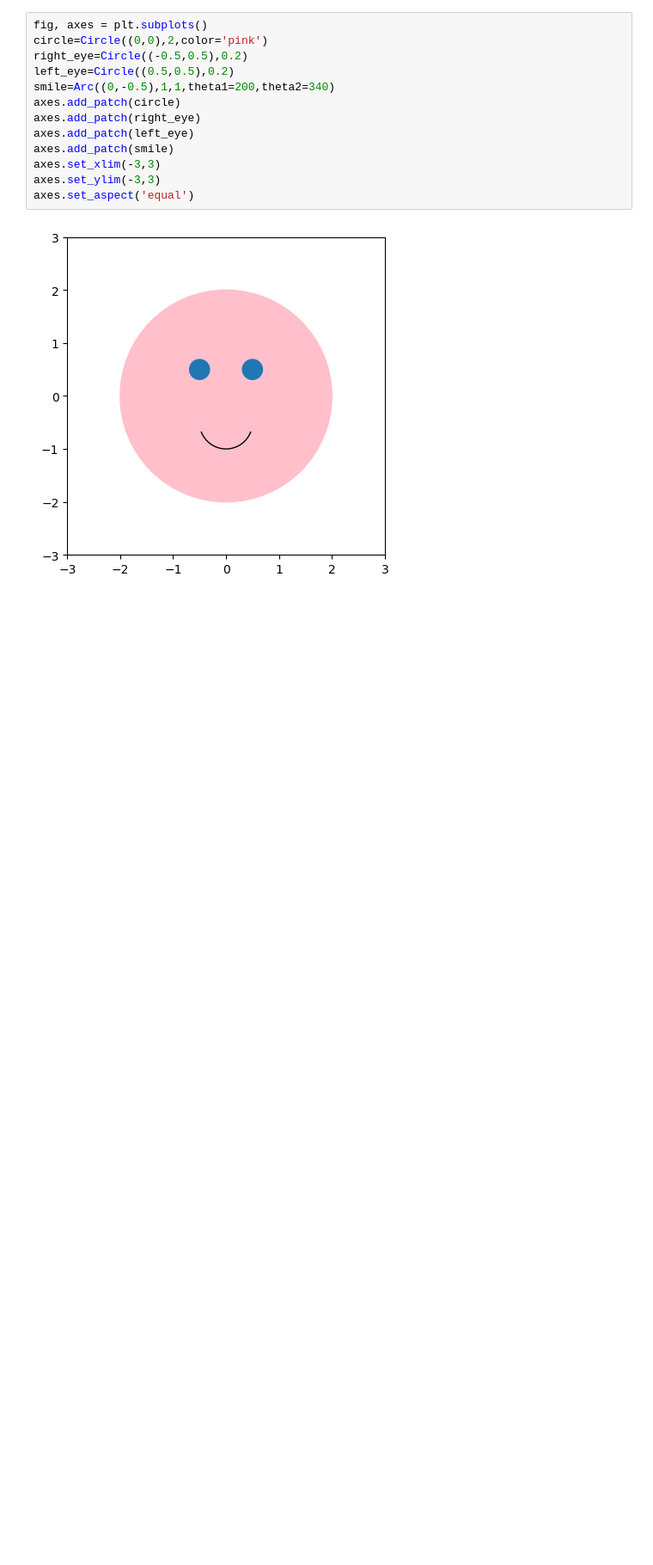
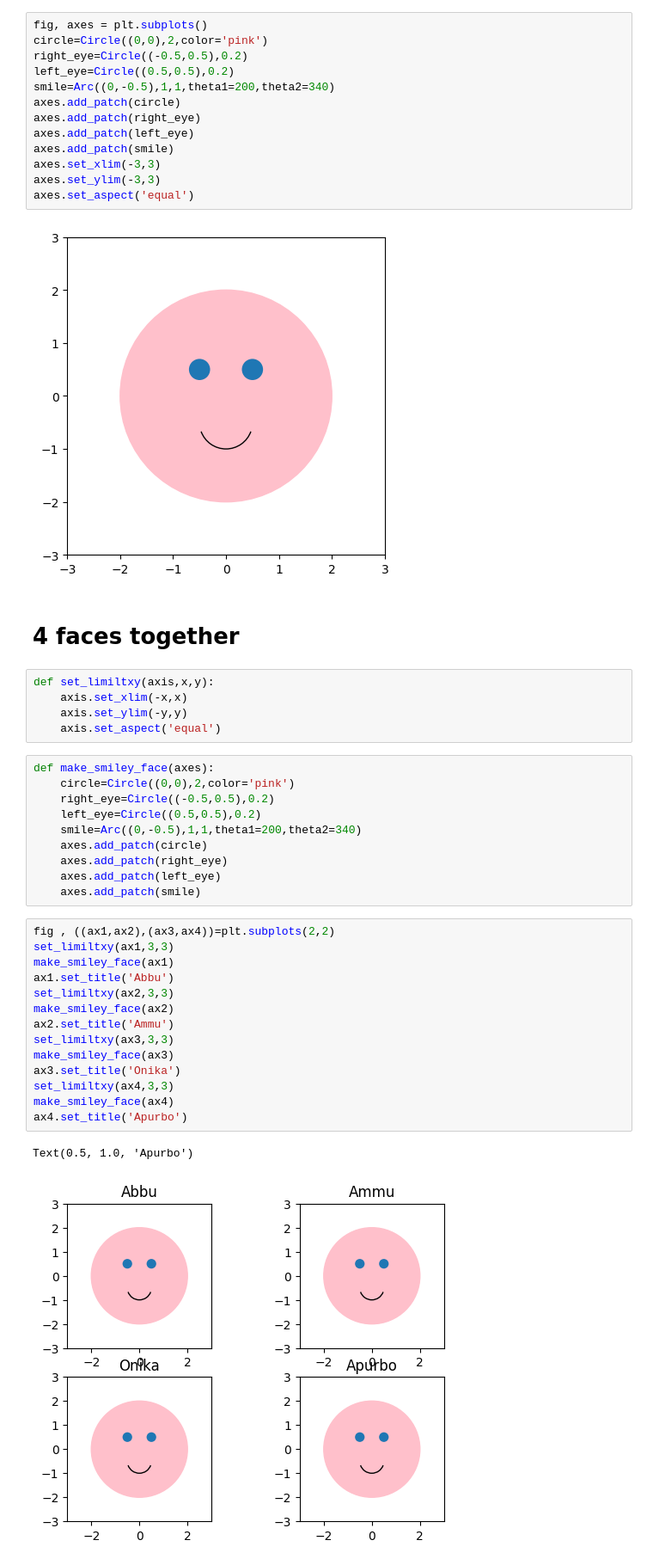
Before and after one commit to BushraOnika/Python-practise, a Jupyter notebook: pizza_slice.ipynb, the cells around one changed output. Shown at 86% size. Saved outputs shown, nothing was run; the diff lists cells and outputs as text; blank space fills up the shorter version.

```diff
--- a/pizza_slice.ipynb
+++ b/pizza_slice.ipynb
@@ -64,3 +64,37 @@ axes.set_ylim(-3,3)
 axes.set_aspect('equal')
 # %% [output]
 [figure]
+# %% [markdown]
+# 4 faces together
+# %%
+def set_limiltxy(axis,x,y):
+    axis.set_xlim(-x,x)
+    axis.set_ylim(-y,y)
+    axis.set_aspect('equal')
+# %%
+def make_smiley_face(axes):
+    circle=Circle((0,0),2,color='pink')
+    right_eye=Circle((-0.5,0.5),0.2)
+    left_eye=Circle((0.5,0.5),0.2)
+    smile=Arc((0,-0.5),1,1,theta1=200,theta2=340)
+    axes.add_patch(circle)
+    axes.add_patch(right_eye)
+    axes.add_patch(left_eye)
+    axes.add_patch(smile)
+# %%
+fig , ((ax1,ax2),(ax3,ax4))=plt.subplots(2,2)
+set_limiltxy(ax1,3,3)
+make_smiley_face(ax1)
+ax1.set_title('Abbu')
+set_limiltxy(ax2,3,3)
+make_smiley_face(ax2)
+ax2.set_title('Ammu')
+set_limiltxy(ax3,3,3)
+make_smiley_face(ax3)
+ax3.set_title('Onika')
+set_limiltxy(ax4,3,3)
+make_smiley_face(ax4)
+ax4.set_title('Apurbo')
+# %% [output]
+Text(0.5, 1.0, 'Apurbo')
+[figure, added]
```
Also changed, not shown: parts of 4 cells of this notebook.
